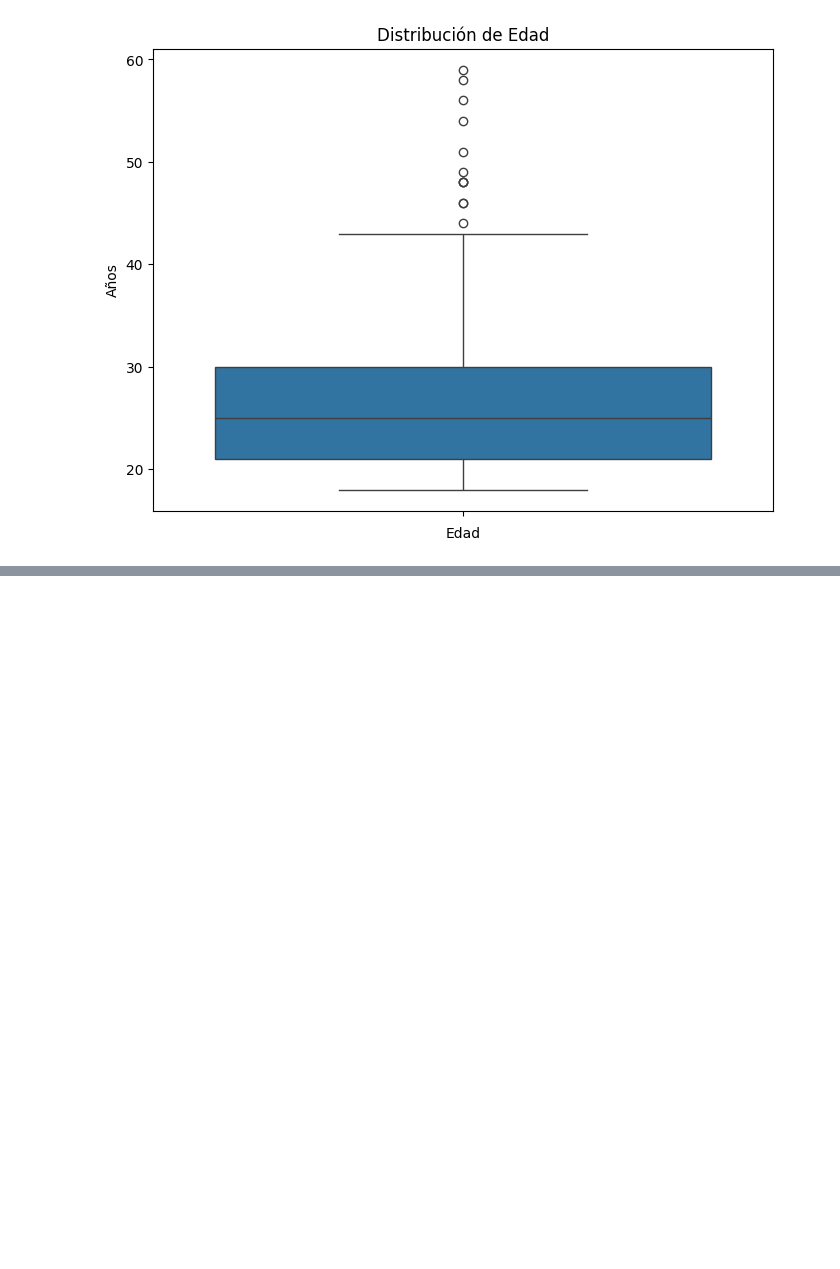
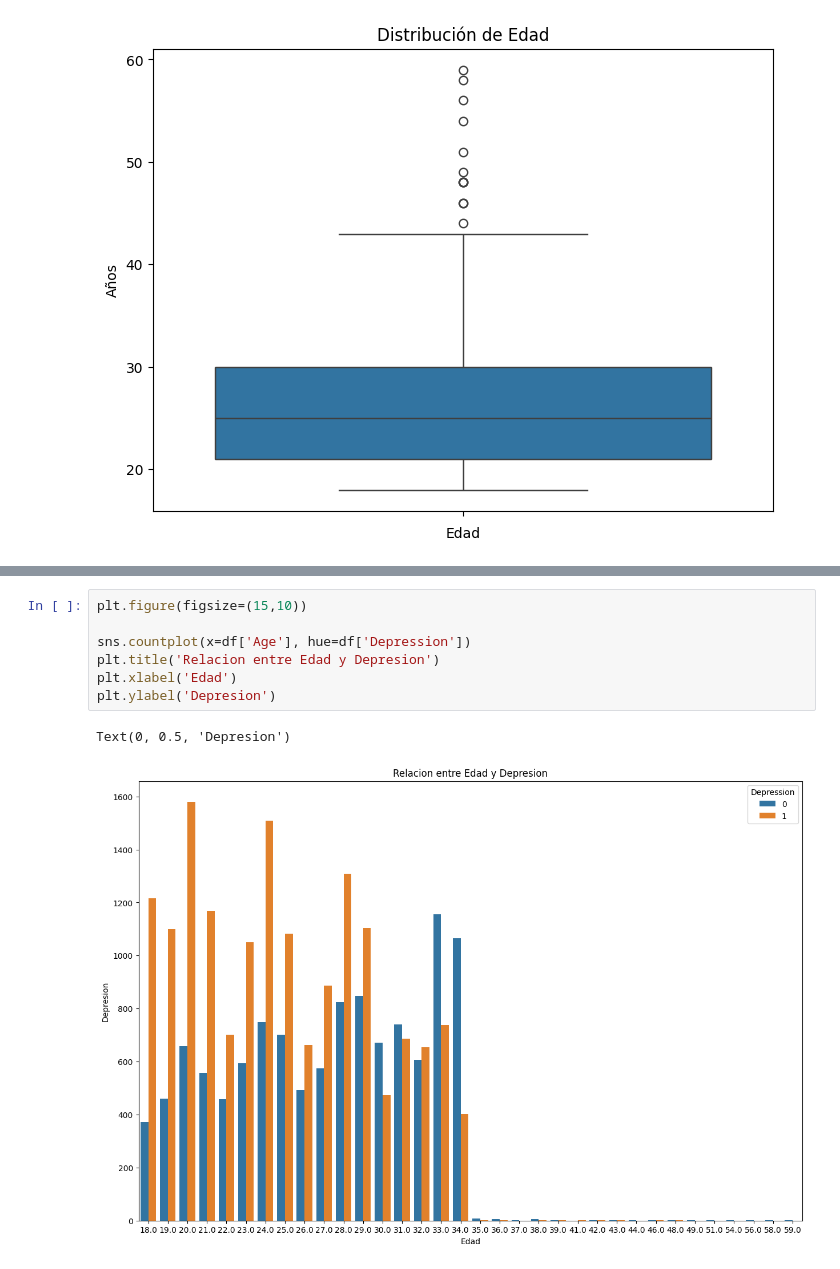
Before and after one commit to LeoV79080679/DSCI, a Jupyter notebook: ProyectoDS_parteI_Valderrama.ipynb, the cells around one changed output, grey strips where cells are left out. Drawn from its saved outputs; the diff is of its cells as text; blank space fills up the shorter version.

```diff
--- a/ProyectoDS_parteI_Valderrama.ipynb
+++ b/ProyectoDS_parteI_Valderrama.ipynb
@@ -141,0 +175,10 @@ plt.show()
+# %%
+plt.figure(figsize=(15,10))
+
+sns.countplot(x=df['Age'], hue=df['Depression'])
+plt.title('Relacion entre Edad y Depresion')
+plt.xlabel('Edad')
+plt.ylabel('Depresion')
+# %% [output]
+Text(0, 0.5, 'Depresion')
+[figure, added]
```
Also changed, not shown: parts of 5 cells of this notebook.
